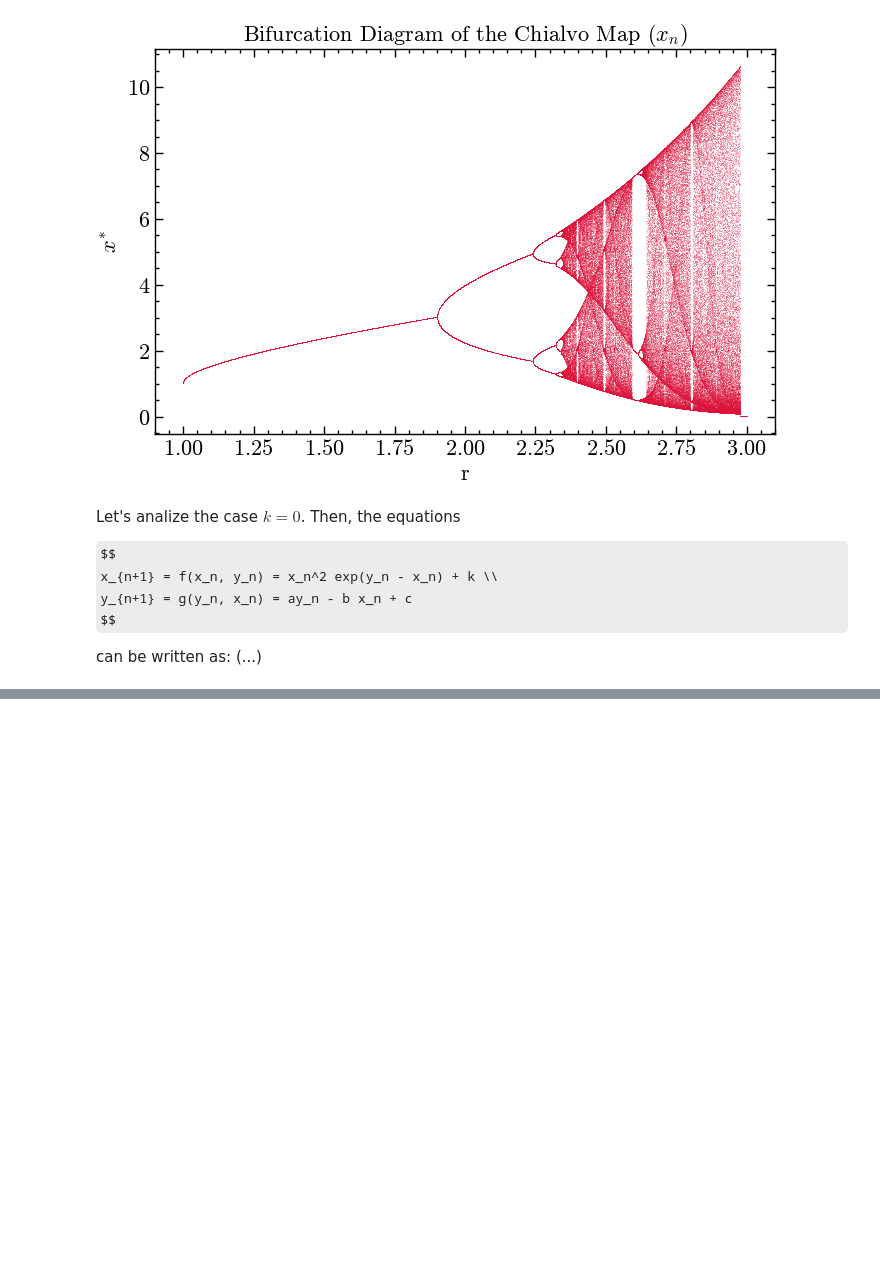
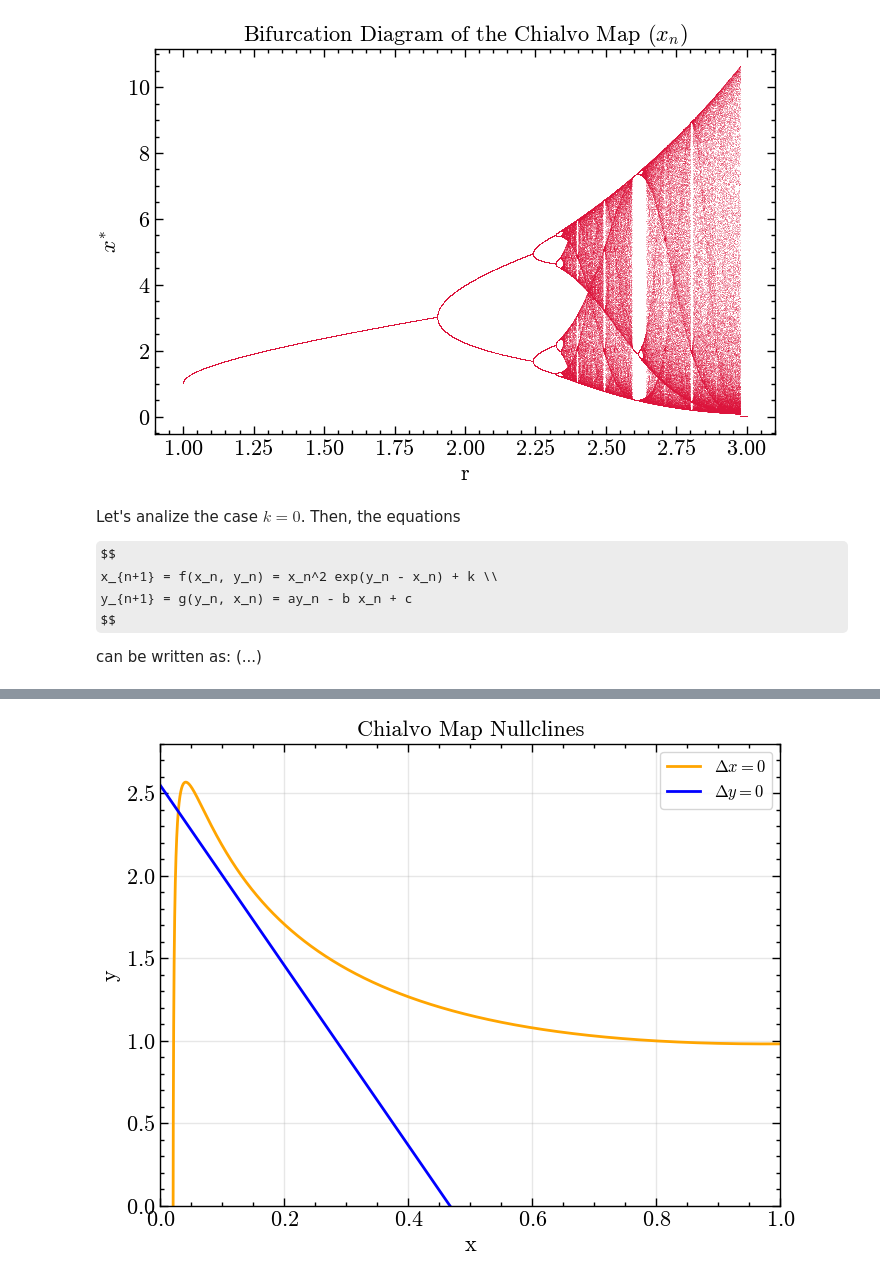
Before and after one commit to alanPalma25/complex_systems, a Jupyter notebook: final_project/chialvo_map.ipynb, the cells around one changed output, grey strips where cells are left out. Saved outputs shown, nothing was run; the diff lists cells and outputs as text; code cells hidden in the pictures; some formulas as TeX source; blank space fills up the shorter version.

```diff
--- a/final_project/chialvo_map.ipynb
+++ b/final_project/chialvo_map.ipynb
@@ -213,0 +285,21 @@ I already show that $x_f=0$ is a fixed point, so we set the IC of the y (recover
+# %%
+# Phase space with nullclines
+x_for_nullX = np.linspace(-0.0201, 5, 100000)
+x_for_nullY = np.linspace(-0.2, 5, 100000)
+dx = nullcline_x(x_for_nullX, k=0.02)
+dy = nullcline_y(x_for_nullY, a=0.89, b=0.6, c=0.28)
+# %%
+# Plot nullclines
+plt.figure(figsize=(8, 6))
+plt.plot(x_for_nullX, dx, label=r'$\Delta x = 0$', color='orange')
+plt.plot(x_for_nullY, dy, label=r'$\Delta y = 0$', color='blue')
+plt.title('Chialvo Map Nullclines')
+plt.xlabel('x')
+plt.ylabel('y')
+plt.xlim(0., 1.)
+plt.ylim(0, 2.8)
+plt.legend(frameon=True, fontsize=12)
+plt.grid(alpha=0.3)
+plt.show()
+# %% [output]
+[figure, added]
```
Also changed, not shown: parts of 17 cells of this notebook.
